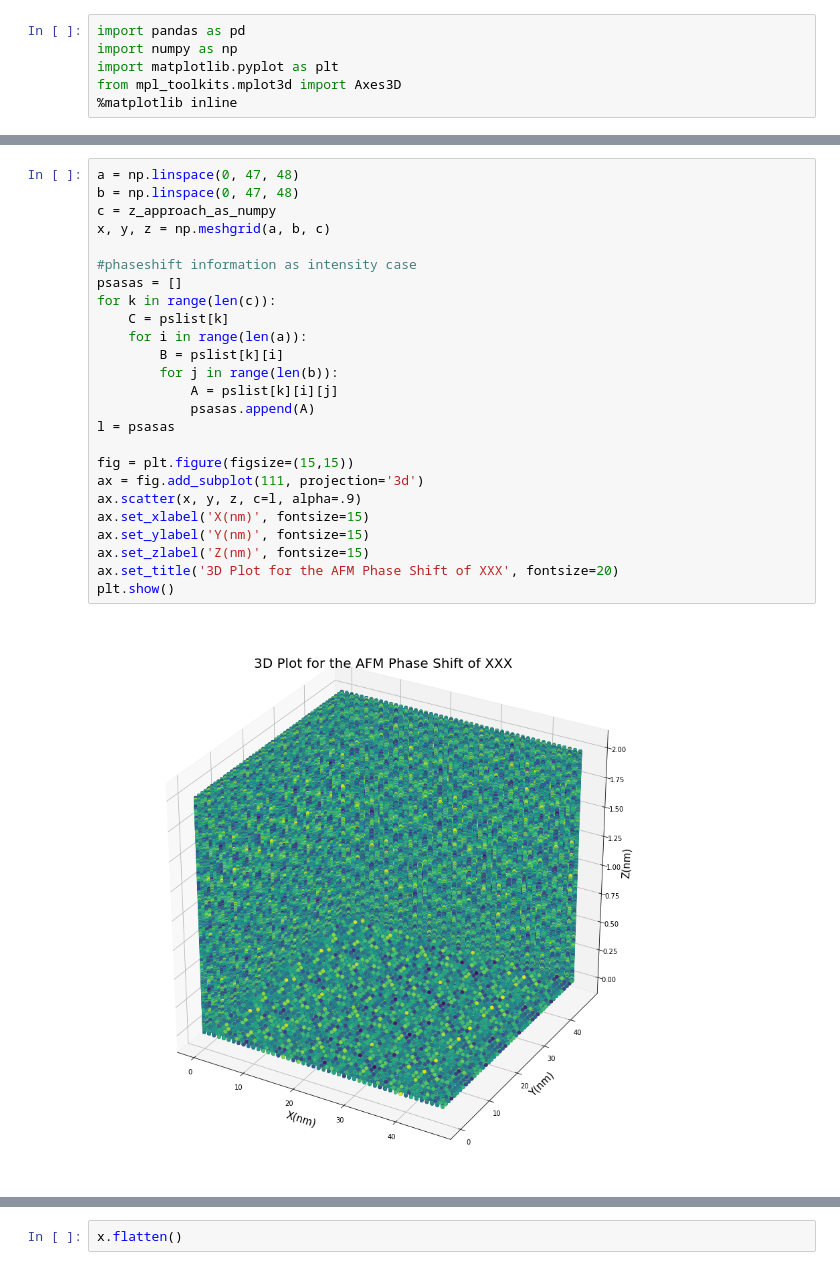
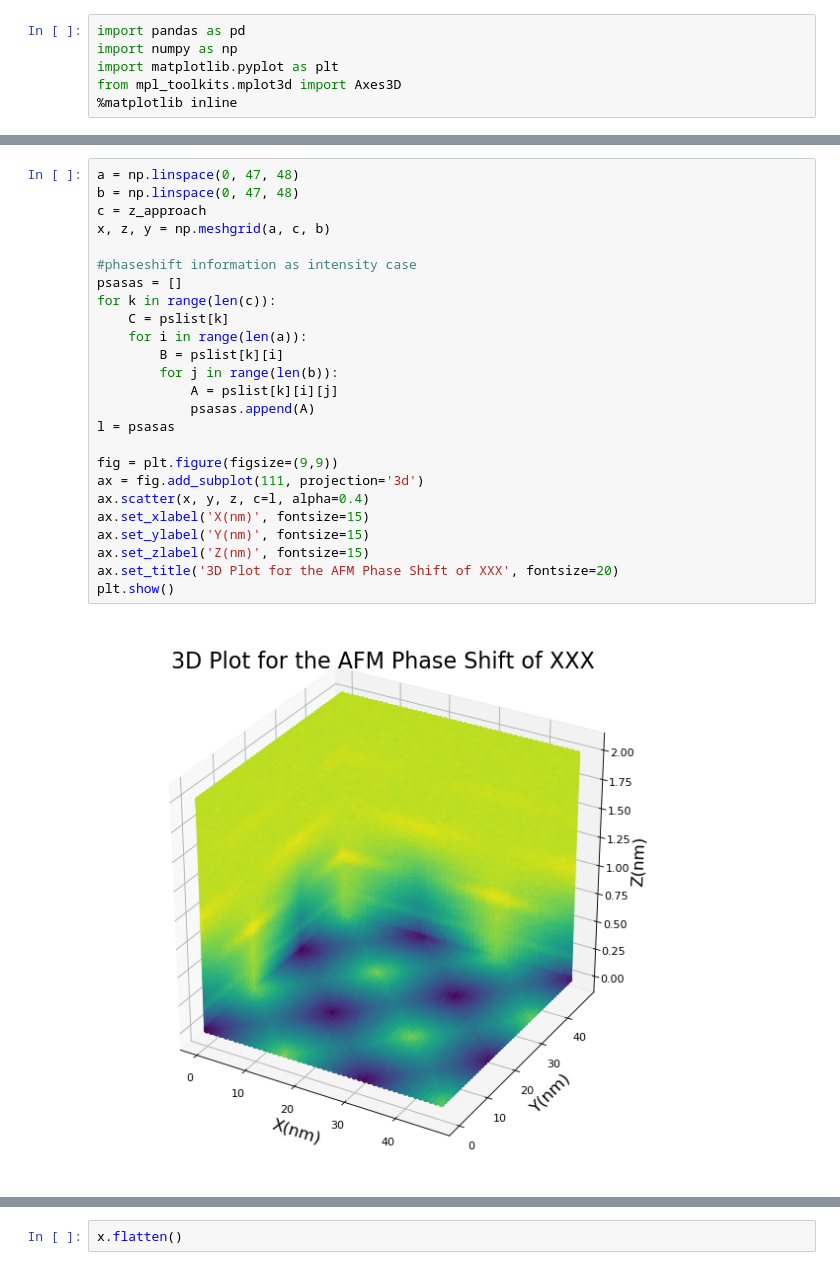
Before and after one commit to EdwardZheng0312/3ddatadiver, a Jupyter notebook: AFM-3dplot.ipynb, the cells around one changed output, grey strips where cells are left out. Drawn from its saved outputs; the diff is of its cells as text.

```diff
--- a/AFM-3dplot.ipynb
+++ b/AFM-3dplot.ipynb
@@ -27,27 +25,27 @@ for k in range(len(z)):
 # %%
 a = np.linspace(0, 47, 48)
 b = np.linspace(0, 47, 48)
-c = z_approach_as_numpy
-x, y, z = np.meshgrid(a, b, c)
+c = z_approach
+x, z, y = np.meshgrid(a, c, b)
 
 #phaseshift information as intensity case
 psasas = []
 for k in range(len(c)):
     C = pslist[k]
     for i in range(len(a)):
         B = pslist[k][i]
         for j in range(len(b)):
             A = pslist[k][i][j]
             psasas.append(A)
 l = psasas
 
-fig = plt.figure(figsize=(15,15))
+fig = plt.figure(figsize=(9,9))
 ax = fig.add_subplot(111, projection='3d')
-ax.scatter(x, y, z, c=l, alpha=.9)
+ax.scatter(x, y, z, c=l, alpha=0.4)
 ax.set_xlabel('X(nm)', fontsize=15)
 ax.set_ylabel('Y(nm)', fontsize=15)
 ax.set_zlabel('Z(nm)', fontsize=15)
 ax.set_title('3D Plot for the AFM Phase Shift of XXX', fontsize=20)
 plt.show()
 # %% [output]
-[figure, old version]
+[figure, new version]
```
Also changed, not shown: parts of 10 cells of this notebook.
